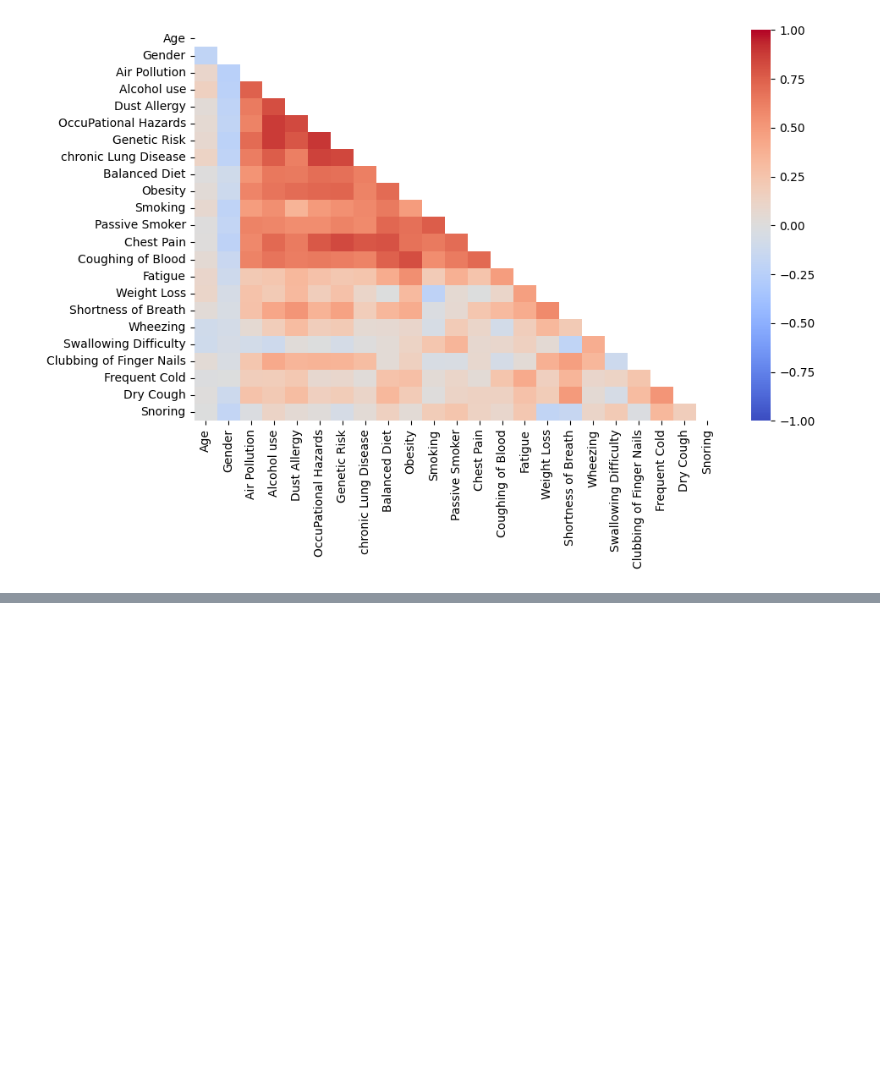
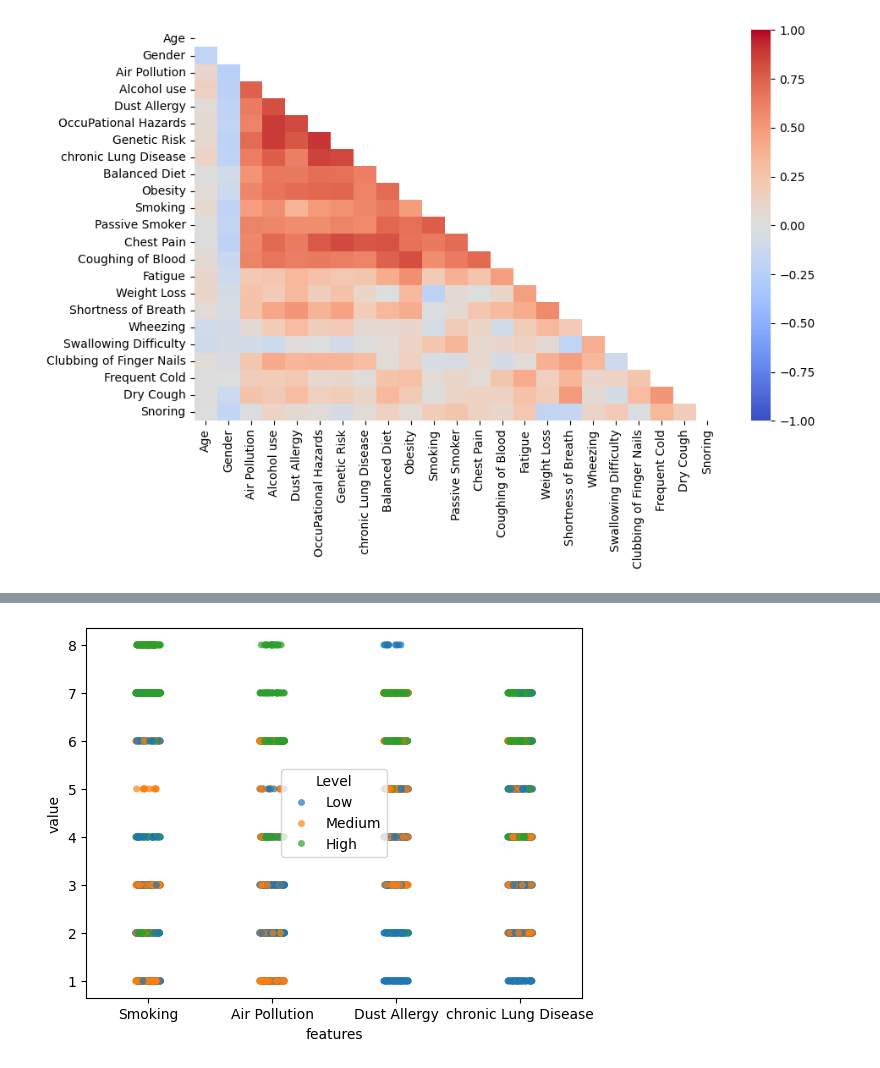
Before and after one commit to eugenegancw/Lung_Cancer_Prediction, a Jupyter notebook: exploratory_analysis.ipynb, the cells around one changed output, grey strips where cells are left out. Cells and saved outputs as stored; diff of their text form; code cells hidden in the pictures; blank space fills up the shorter version.

```diff
--- a/exploratory_analysis.ipynb
+++ b/exploratory_analysis.ipynb
@@ -131,0 +232,8 @@ sns.heatmap(features.corr(),vmin=-1, vmax=1,cmap=cmap,mask=mask)
+# %%
+data_to_plot = pd.melt(df[['Smoking', 'Air Pollution', 'Dust Allergy',  'chronic Lung Disease', 'Level']],
+id_vars= 'Level',
+var_name= 'features',
+value_name= 'value')
+sns.stripplot(data=data_to_plot, x='features', y='value', hue= 'Level', alpha=0.7);
+# %% [output]
+[figure, added]
```
Also changed, not shown: parts of 11 cells of this notebook.
